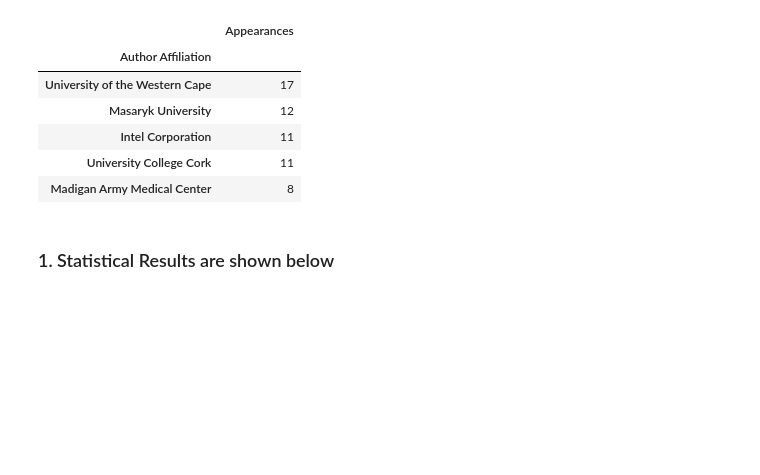
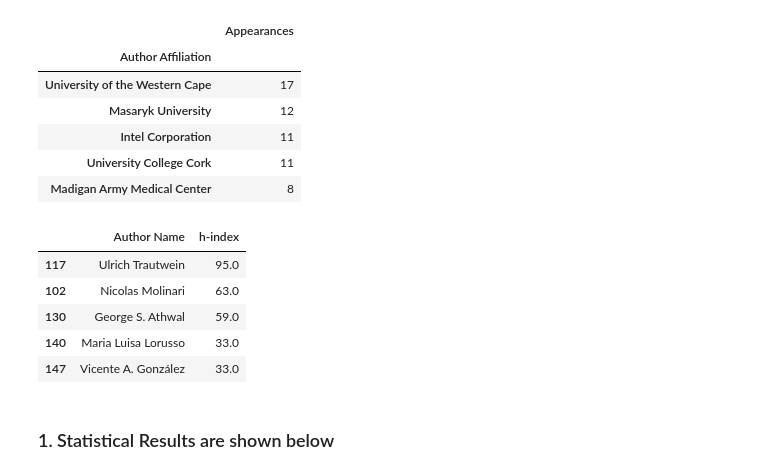
Before and after one commit to kanielv/MML, a Jupyter notebook: Assignment1/assignment1.ipynb, the cells around one changed output. Saved outputs shown, nothing was run; the diff lists cells and outputs as text; code cells hidden in the pictures; blank space fills up the shorter version.

```diff
--- a/Assignment1/assignment1.ipynb
+++ b/Assignment1/assignment1.ipynb
@@ -57,7 +57,7 @@ world.plot(column='Article No.')
 # Part 1: Problem 4
 df_institute = pd.DataFrame(df.groupby('Author Affiliation').count()['Author Name'].sort_values(ascending=False))
 df_institute = df_institute.rename(columns={'Author Name': 'Appearances'})
-df_research = df1.sort_values(by='h-index', ascending=False)
+df_research = df.sort_values(by='h-index', ascending=False)
 df_research = df_research[['Author Name', 'h-index']]
 # %%
 # Problem 4
@@ -72,6 +72,18 @@ df_institute.head()
 | Intel Corporation | 11 |
 | University College Cork | 11 |
 | Madigan Army Medical Center | 8 |
+# %%
+# Problem 4
+
+# Top 5 Authors
+df_research.head()
+# %% [output]
+|  | Author Name | h-index |
+| 117 | Ulrich Trautwein | 95.0 |
+| 102 | Nicolas Molinari | 63.0 |
+| 130 | George S. Athwal | 59.0 |
+| 140 | Maria Luisa Lorusso | 33.0 |
+| 147 | Vicente A. González | 33.0 |
 # %%
 #===================PART II========================#
 import statsmodels.api as sm
```
Also changed, not shown: parts of 3 cells of this notebook.
